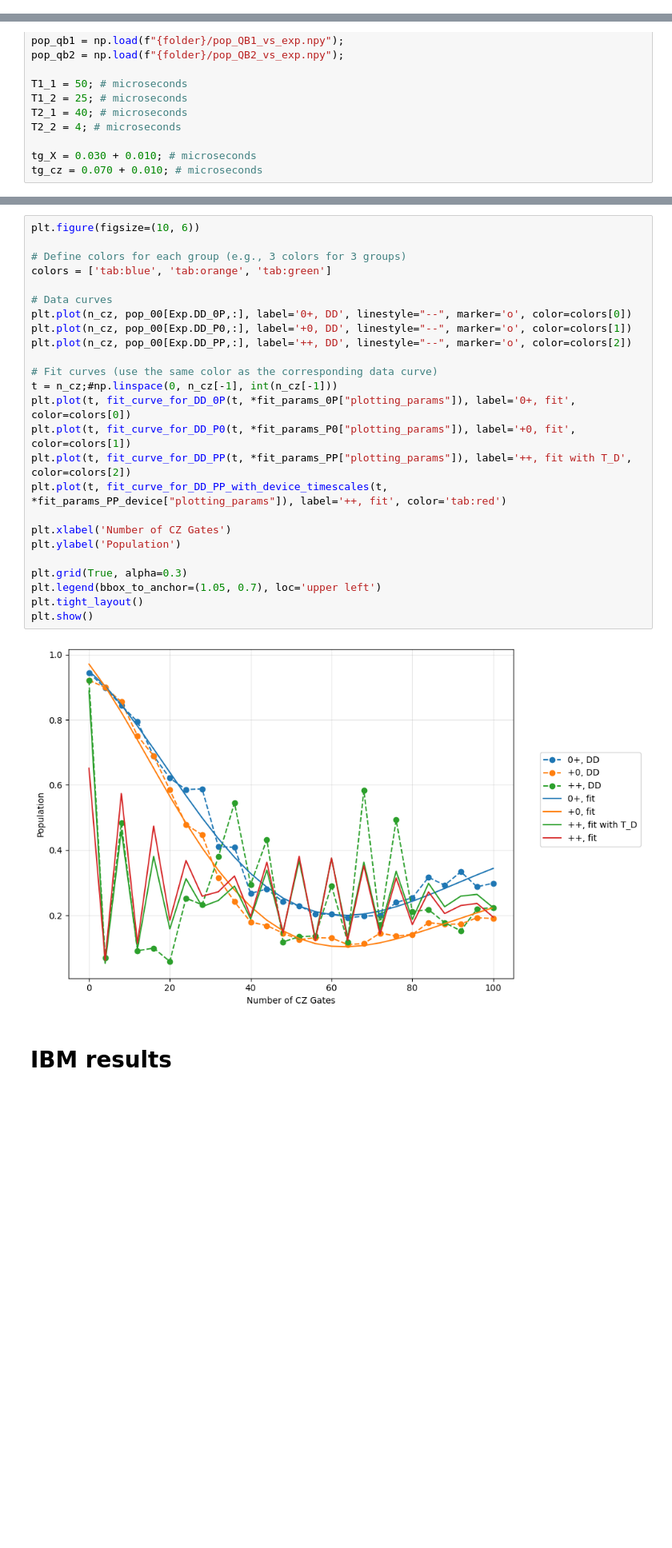
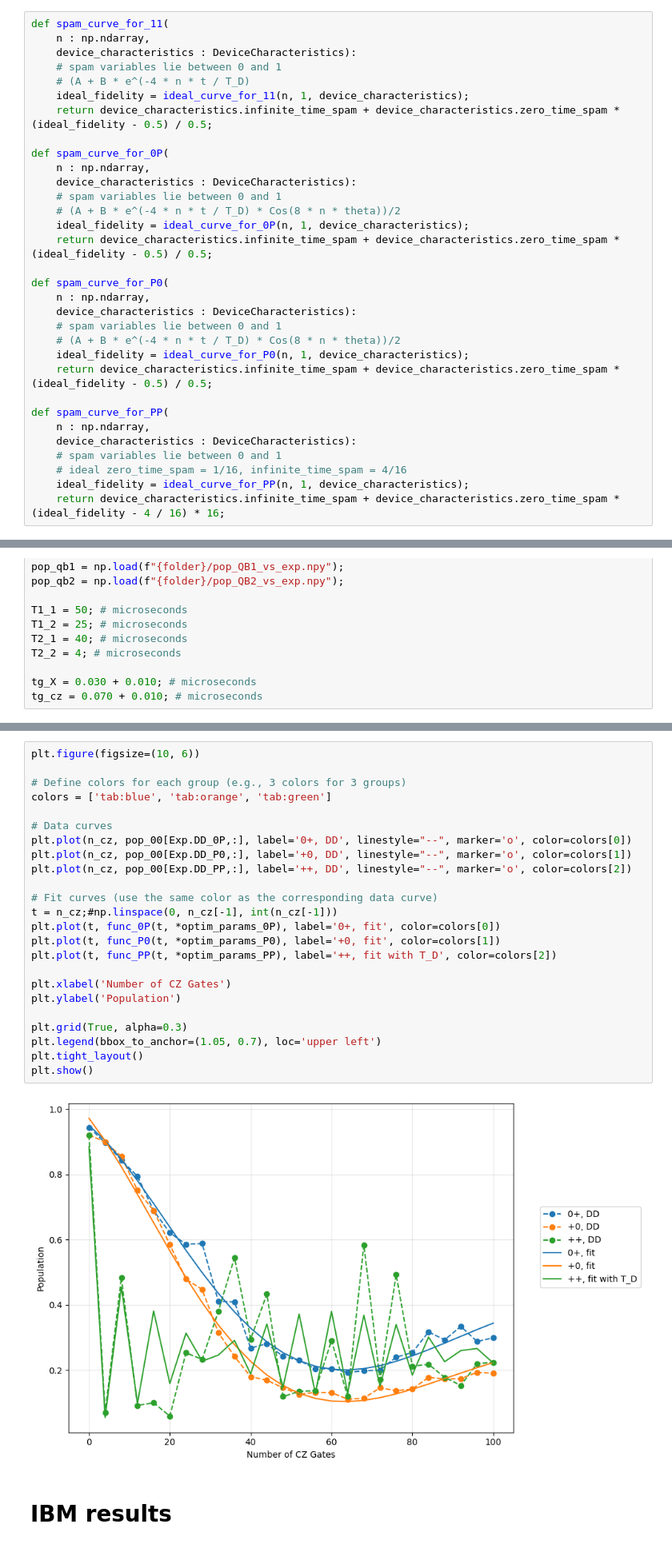
Before and after one commit to krsrv/2qbit-db, a Jupyter notebook: Data analysis.ipynb, the cells around one changed output, grey strips where cells are left out. Shown at 80% size. Drawn from its saved outputs; the diff is of its cells as text; blank space fills up the shorter version.

```diff
--- a/Data analysis.ipynb
+++ b/Data analysis.ipynb
@@ -132,0 +168,32 @@ KeyError: 'T1_2'
+# %%
+def spam_curve_for_11(
+    n : np.ndarray,
+    device_characteristics : DeviceCharacteristics):
+    # spam variables lie between 0 and 1
+    # (A + B * e^(-4 * n * t / T_D)
+    ideal_fidelity = ideal_curve_for_11(n, 1, device_characteristics);
+    return device_characteristics.infinite_time_spam + device_characteristics.zero_time_spam * (ideal_fidelity - 0.5) / 0.5;
+
+def spam_curve_for_0P(
+    n : np.ndarray,
+    device_characteristics : DeviceCharacteristics):
+    # spam variables lie between 0 and 1
+    # (A + B * e^(-4 * n * t / T_D) * Cos(8 * n * theta))/2
+    ideal_fidelity = ideal_curve_for_0P(n, 1, device_characteristics);
+    return device_characteristics.infinite_time_spam + device_characteristics.zero_time_spam * (ideal_fidelity - 0.5) / 0.5;
+
+def spam_curve_for_P0(
+    n : np.ndarray,
+    device_characteristics : DeviceCharacteristics):
+    # spam variables lie between 0 and 1
+    # (A + B * e^(-4 * n * t / T_D) * Cos(8 * n * theta))/2
+    ideal_fidelity = ideal_curve_for_P0(n, 1, device_characteristics);
+    return device_characteristics.infinite_time_spam + device_characteristics.zero_time_spam * (ideal_fidelity - 0.5) / 0.5;
+
+def spam_curve_for_PP(
+    n : np.ndarray,
+    device_characteristics : DeviceCharacteristics):
+    # spam variables lie between 0 and 1
+    # ideal zero_time_spam = 1/16, infinite_time_spam = 4/16
+    ideal_fidelity = ideal_curve_for_PP(n, 1, device_characteristics);
+    return device_characteristics.infinite_time_spam + device_characteristics.zero_time_spam * (ideal_fidelity - 4 / 16) * 16;
@@ -640,30 +634,29 @@ From ++ experiment:
 # %%
 plt.figure(figsize=(10, 6))
 
 # Define colors for each group (e.g., 3 colors for 3 groups)
 colors = ['tab:blue', 'tab:orange', 'tab:green']
 
 # Data curves
 plt.plot(n_cz, pop_00[Exp.DD_0P,:], label='0+, DD', linestyle="--", marker='o', color=colors[0])
 plt.plot(n_cz, pop_00[Exp.DD_P0,:], label='+0, DD', linestyle="--", marker='o', color=colors[1])
 plt.plot(n_cz, pop_00[Exp.DD_PP,:], label='++, DD', linestyle="--", marker='o', color=colors[2])
 
 # Fit curves (use the same color as the corresponding data curve)
 t = n_cz;#np.linspace(0, n_cz[-1], int(n_cz[-1]))
-plt.plot(t, fit_curve_for_DD_0P(t, *fit_params_0P["plotting_params"]), label='0+, fit', color=colors[0])
-plt.plot(t, fit_curve_for_DD_P0(t, *fit_params_P0["plotting_params"]), label='+0, fit', color=colors[1])
-plt.plot(t, fit_curve_for_DD_PP(t, *fit_params_PP["plotting_params"]), label='++, fit with T_D', color=colors[2])
-plt.plot(t, fit_curve_for_DD_PP_with_device_timescales(t, *fit_params_PP_device["plotting_params"]), label='++, fit', color='tab:red')
+plt.plot(t, func_0P(t, *optim_params_0P), label='0+, fit', color=colors[0])
+plt.plot(t, func_P0(t, *optim_params_P0), label='+0, fit', color=colors[1])
+plt.plot(t, func_PP(t, *optim_params_PP), label='++, fit with T_D', color=colors[2])
 
 plt.xlabel('Number of CZ Gates')
 plt.ylabel('Population')
 
 plt.grid(True, alpha=0.3)
 plt.legend(bbox_to_anchor=(1.05, 0.7), loc='upper left')
 plt.tight_layout()
 plt.show()
 # %% [output]
-[figure, old version]
+[figure, new version]
 # %% [markdown]
 # IBM results
 # %% [markdown]
```
Also changed, not shown: parts of 26 cells of this notebook.
